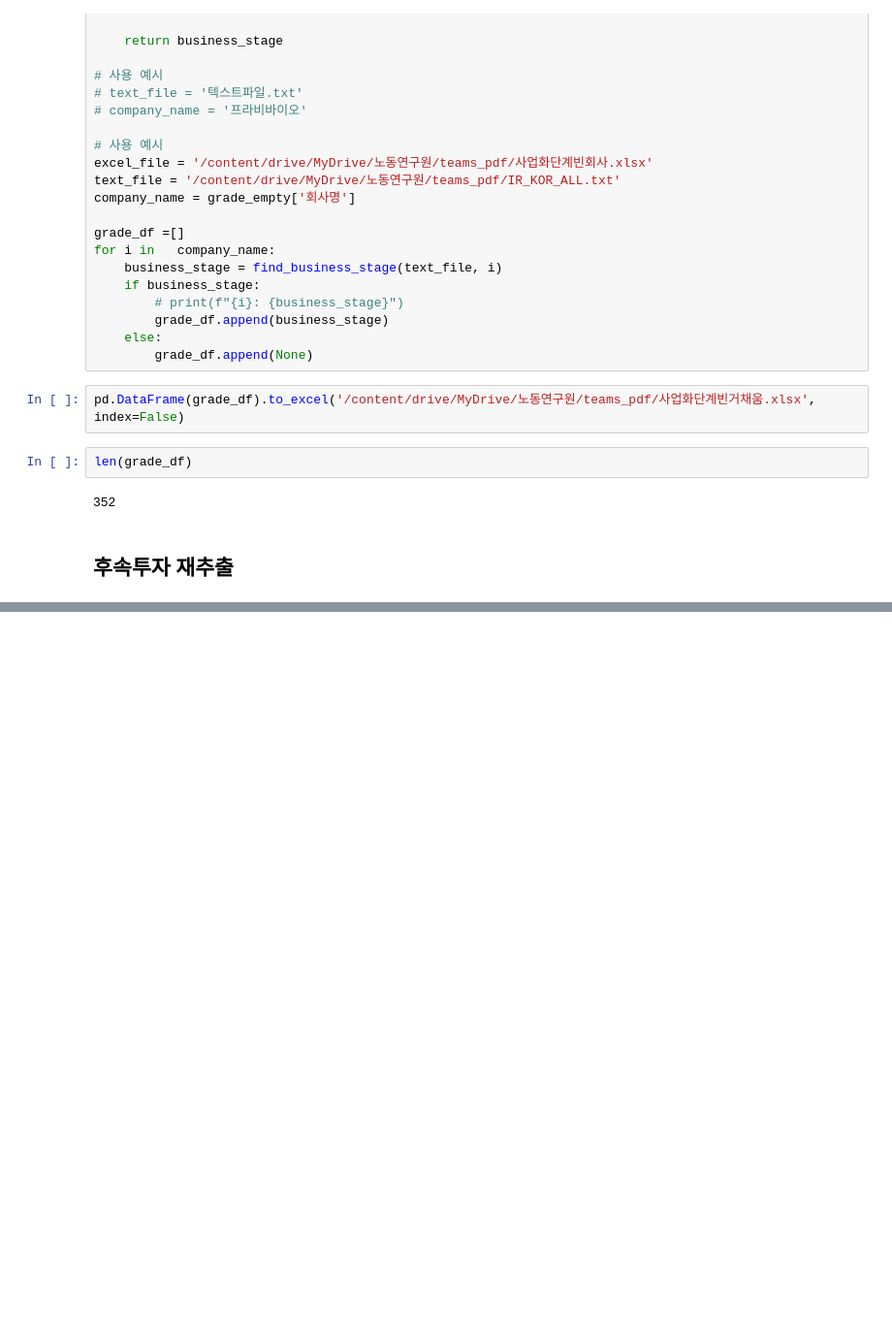
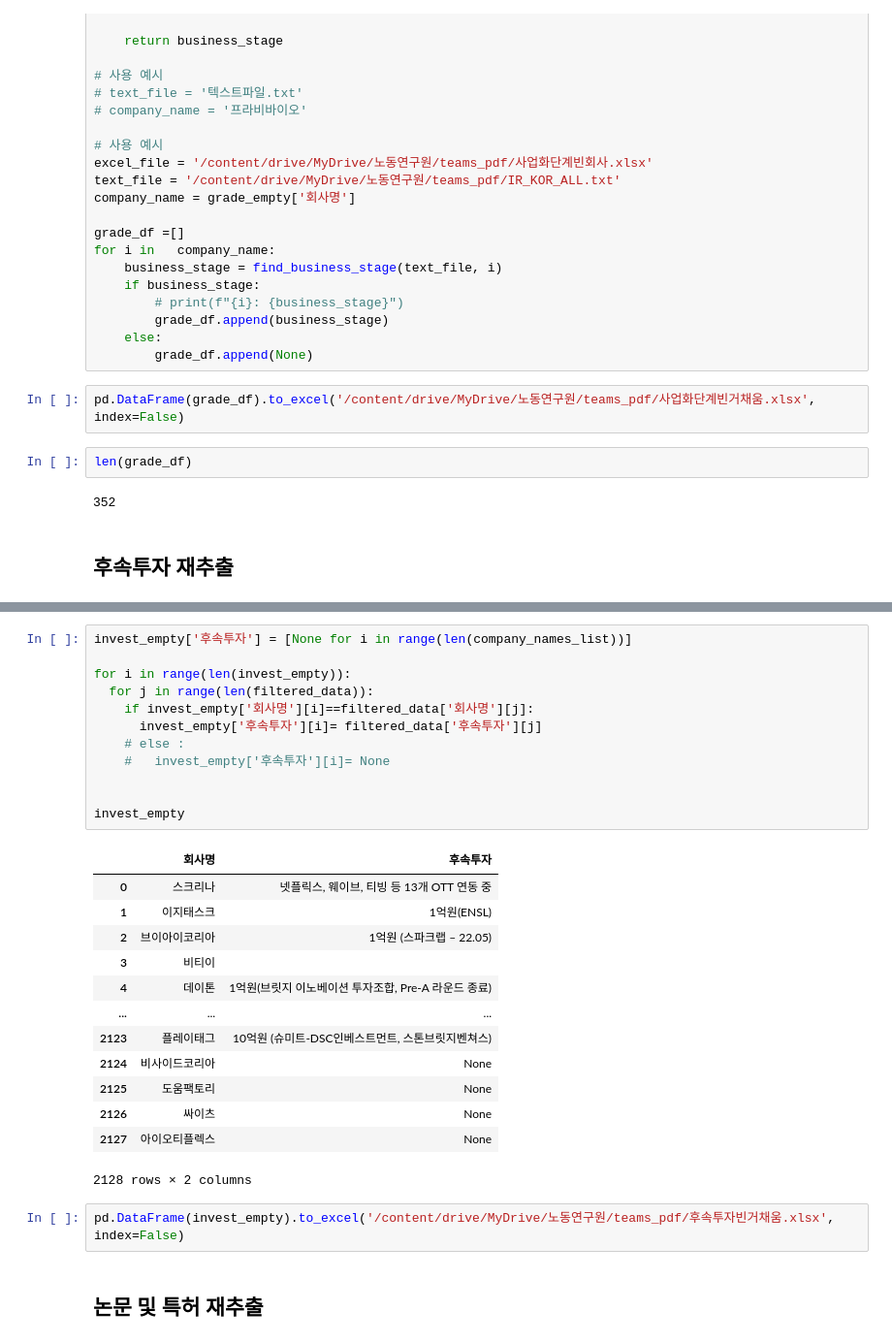
Before and after one commit to joony0512/short_codes, a Jupyter notebook: 최종데이터추출코드.ipynb, the cells around one changed output, grey strips where cells are left out. Shown at 97% size. Cells and saved outputs as stored; diff of their text form; blank space fills up the shorter version.

```diff
--- a/최종데이터추출코드.ipynb
+++ b/최종데이터추출코드.ipynb
@@ -410,0 +664,30 @@ print(investment_info)
+# %%
+invest_empty['후속투자'] = [None for i in range(len(company_names_list))]
+
+for i in range(len(invest_empty)):
+  for j in range(len(filtered_data)):
+    if invest_empty['회사명'][i]==filtered_data['회사명'][j]:
+      invest_empty['후속투자'][i]= filtered_data['후속투자'][j]
+    # else :
+    #   invest_empty['후속투자'][i]= None
+
+
+invest_empty
+# %% [output]
+|  | 회사명 | 후속투자 |
+| 0 | 스크리나 | 넷플릭스, 웨이브, 티빙 등 13개 OTT 연동 중 |
+| 1 | 이지태스크 | 1억원(ENSL) |
+| 2 | 브이아이코리아 | 1억원 (스파크랩 – 22.05) |
+| 3 | 비티이 |  |
+| 4 | 데이톤 | 1억원(브릿지 이노베이션 투자조합, Pre-A 라운드 종료) |
+| ... | ... | ... |
+| 2123 | 플레이태그 | 10억원 (슈미트-DSC인베스트먼트, 스톤브릿지벤쳐스) |
+| 2124 | 비사이드코리아 | None |
+| 2125 | 도움팩토리 | None |
+| 2126 | 싸이츠 | None |
+| 2127 | 아이오티플렉스 | None |
+2128 rows × 2 columns
+# %%
+pd.DataFrame(invest_empty).to_excel('/content/drive/MyDrive/노동연구원/teams_pdf/후속투자빈거채움.xlsx', index=False)
+# %% [markdown]
+## 논문 및 특허 재추출
```
Also changed, not shown: parts of 45 cells of this notebook.
